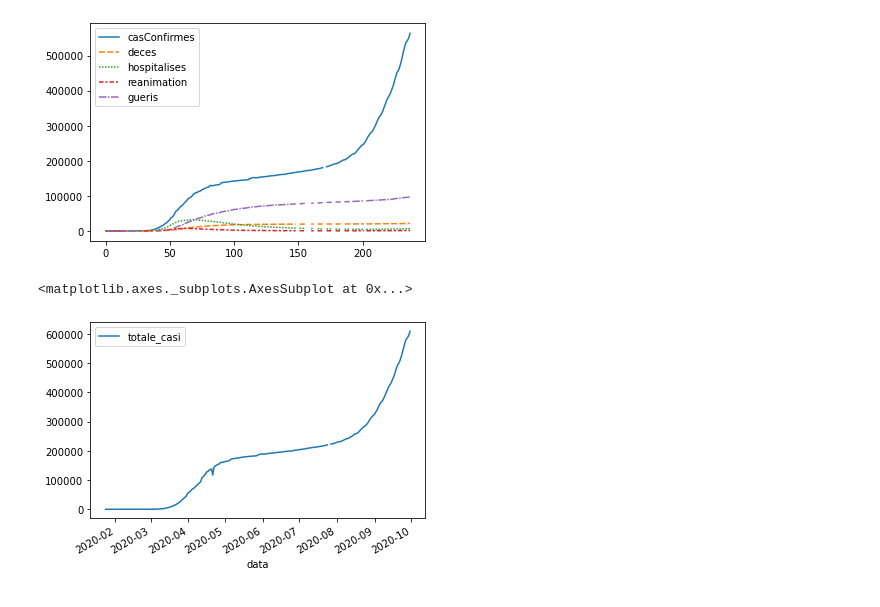
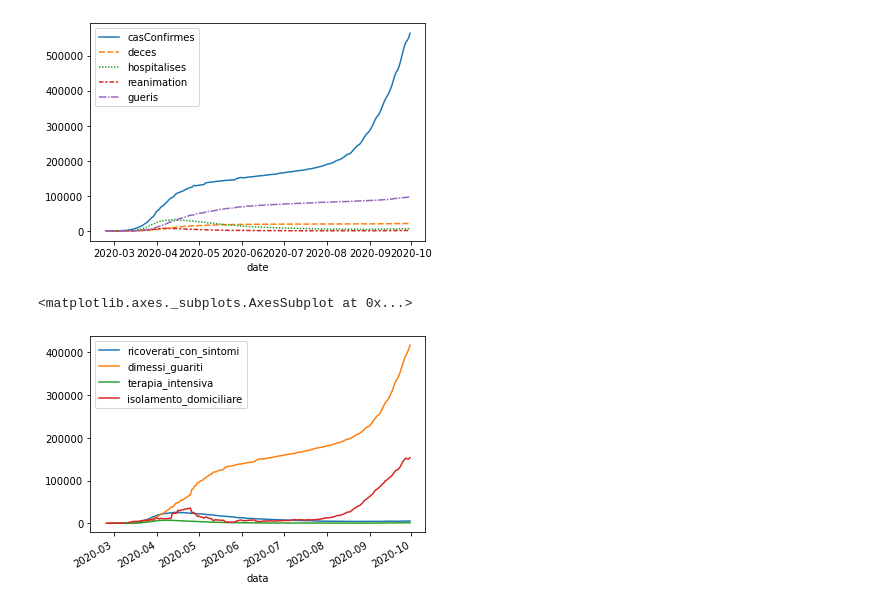
Before and after one commit to sailab-code/learning-sidarthe, a Jupyter notebook: data/dati-fr/process_fr_data.ipynb, the cells around one changed output. Saved outputs shown, nothing was run; the diff lists cells and outputs as text; code cells hidden in the pictures.

Commit message:
FIX fr data with interpolated isolated at home infected

```diff
--- a/data/dati-fr/process_fr_data.ipynb
+++ b/data/dati-fr/process_fr_data.ipynb
@@ -14,13 +14,16 @@ yaml_files = [os.path.join(yaml_path,f) for f in os.listdir(yaml_path) if os.pat
 
 df = pd.DataFrame()
 
+data = []
+
 for y_file in yaml_files:
     with open(y_file) as f:
         y_dict = yaml.load(f)
-        tmp = pd.io.json.json_normalize(y_dict["donneesNationales"])
-        tmp["date"] = pd.to_datetime(y_dict["date"])
-        #print(tmp)
-        df = pd.concat((df, tmp), axis="index")
+        y_dict["donneesNationales"]["date"] = y_dict["date"]
+        data.append(y_dict["donneesNationales"])
 
-#print(df[usefulCols])
-df["date"].dtype
+
+df = pd.DataFrame(data=data)
+df["date"] = pd.to_datetime(df["date"])
+df.set_index("date", inplace=True)
+df = df["2020-02-24":]
@@ -29,3 +29,0 @@ dtype('<M8[ns]')
-# %%
-df.decesEhpad.fillna(0, inplace=True)
-df.casConfirmesEhpad.fillna(0, inplace=True)
@@ -47,5 +30,9 @@ Name: casConfirmesEhpad, Length: 238, dtype: float64
 # %%
-usefulCols = ["date", "casConfirmes", "deces", "decesEhpad", "hospitalises", "reanimation", "gueris", "casConfirmesEhpad", "nouvellesHospitalisations", "nouvellesReanimations"]
-df = df[usefulCols].reset_index()
+usefulCols = ["casConfirmes", "deces", "decesEhpad", "hospitalises", "reanimation", "gueris", "casConfirmesEhpad", "nouvellesHospitalisations", "nouvellesReanimations"]
+df = df[usefulCols]
 # %%
 df.to_csv("fr_data_raw.csv")
+# %%
+df[:"2020-04-01"].decesEhpad.fillna(0, inplace=True)
+df[:"2020-04-12"].casConfirmesEhpad.fillna(0, inplace=True)
+df
@@ -52,6 +58,6 @@ df.to_csv("fr_data_raw.csv")
 # %%
 #g = sns.lineplot(data=df.drop("date", axis=1))
 plotCols = ["casConfirmes", "deces", "hospitalises", "reanimation", "gueris"]
-g = sns.lineplot(data=df[plotCols])
+g = sns.lineplot(data=df[plotCols].interpolate('time'))
 # %% [output]
-[figure, old version]
+[figure, new version]
@@ -71,7 +84,8 @@ p_df["dimessi_guariti"] = df["gueris"]
 # %%
 cols = ["totale_casi", "totale_positivi", "totale_ospedalizzati", "ricoverati_con_sintomi", "dimessi_guariti", "terapia_intensiva"]
 # g = sns.lineplot("data", data=p_df[cols])
-p_df.plot(x="data", y="totale_casi")
+cols = ["data", "ricoverati_con_sintomi", "dimessi_guariti", "terapia_intensiva", "isolamento_domiciliare"]
+p_df[cols].plot(x="data")
 # %% [output]
 <matplotlib.axes._subplots.AxesSubplot at 0x...>
-[figure, old version]
+[figure, new version]
```
Also changed, not shown: parts of 7 cells of this notebook, 2 other files.
